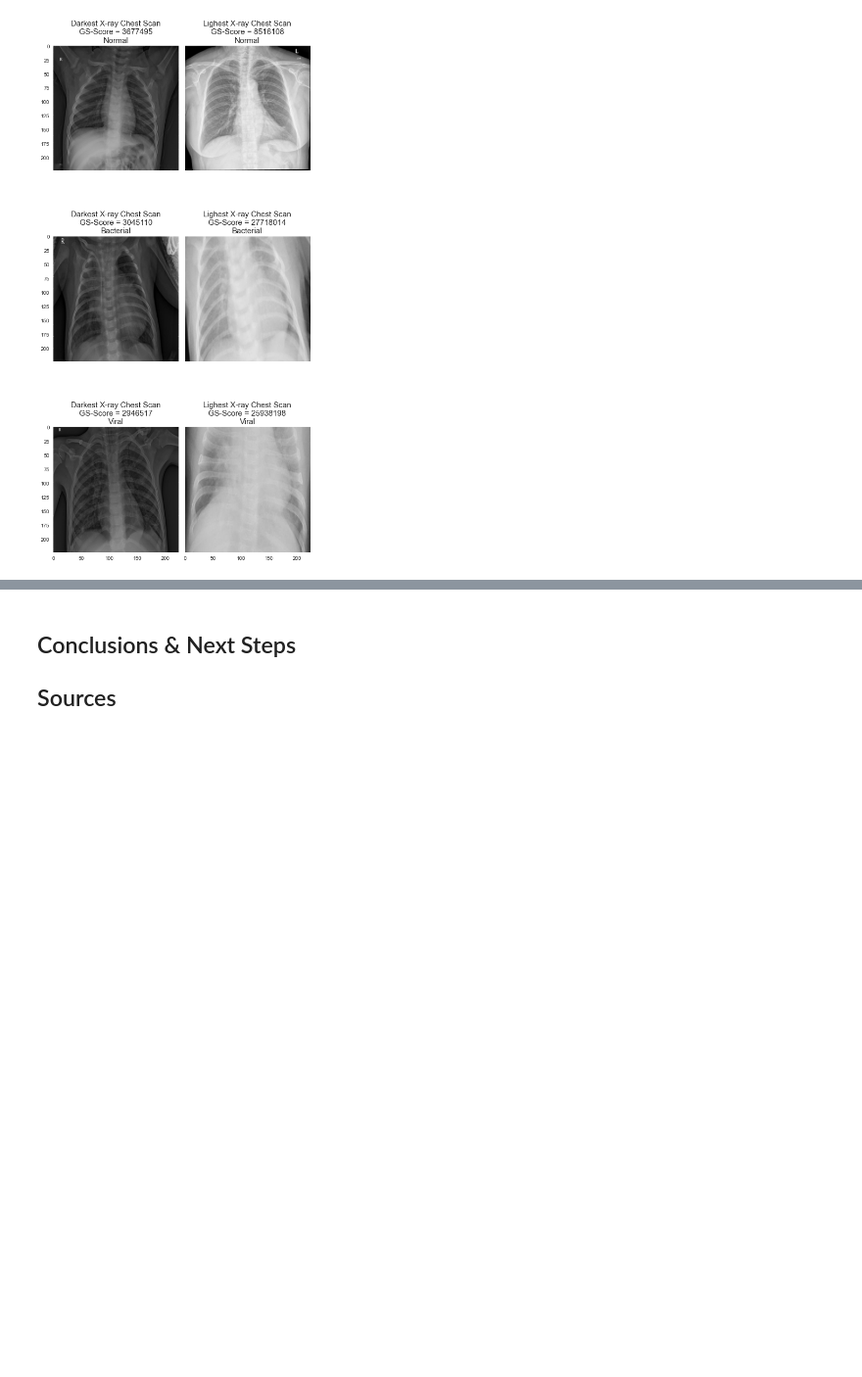
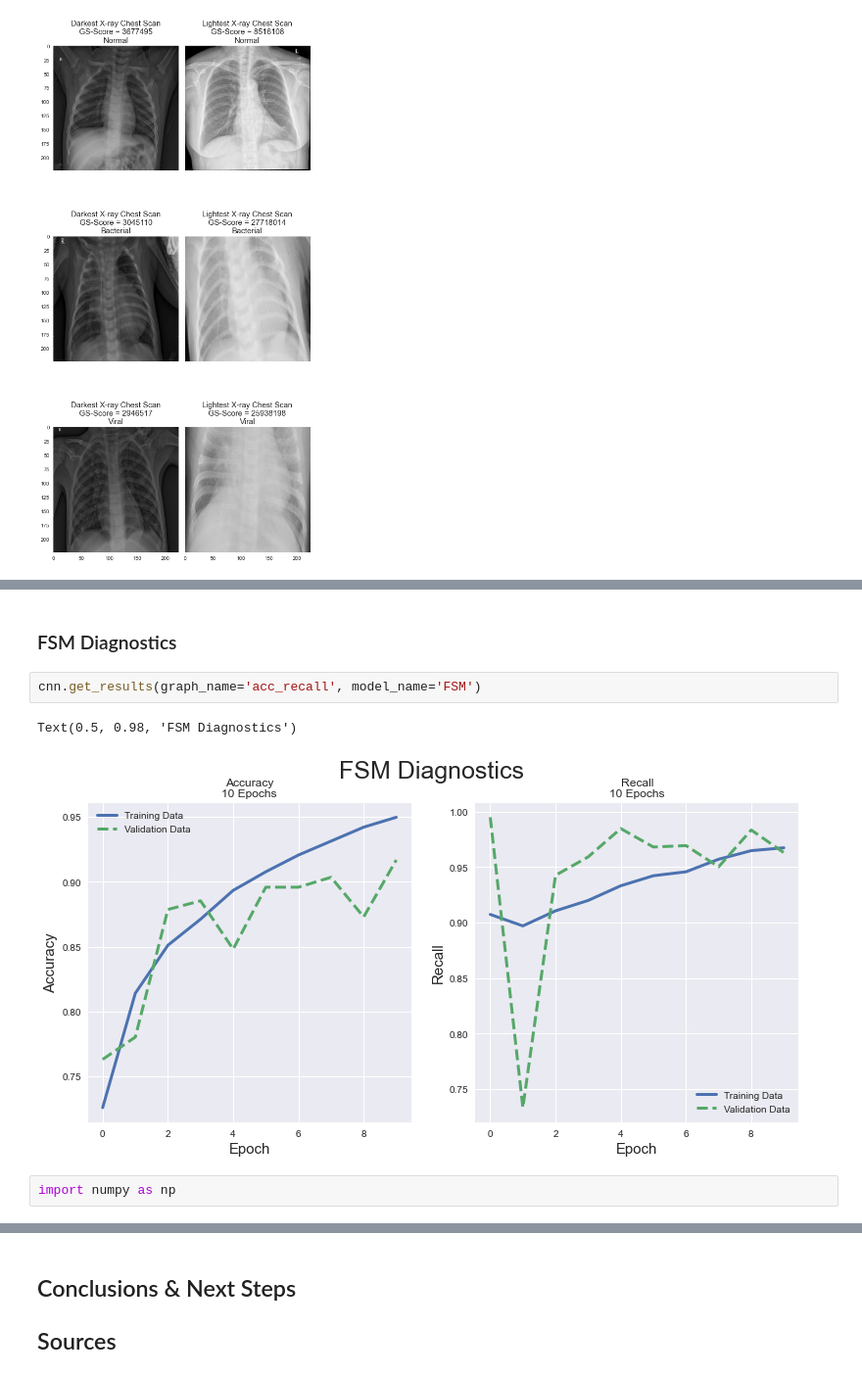
Before and after one commit to Luv2bnanook44/flatiron_phase4_project, a Jupyter notebook: final_notebook.ipynb, the cells around one changed output, grey strips where cells are left out. Shown at 98% size. Saved outputs shown, nothing was run; the diff lists cells and outputs as text; blank space fills up the shorter version.

Commit message:
fsm code and diagnostic graphs complete

```diff
--- a/final_notebook.ipynb
+++ b/final_notebook.ipynb
@@ -173,0 +223,9 @@ cnn.dark_vs_light(2)
+# %% [markdown]
+### FSM Diagnostics
+# %%
+cnn.get_results(graph_name='acc_recall', model_name='FSM')
+# %% [output]
+Text(0.5, 0.98, 'FSM Diagnostics')
+[figure, added]
+# %%
+import numpy as np
```
Also changed, not shown: parts of 34 cells of this notebook, 1 other file.
